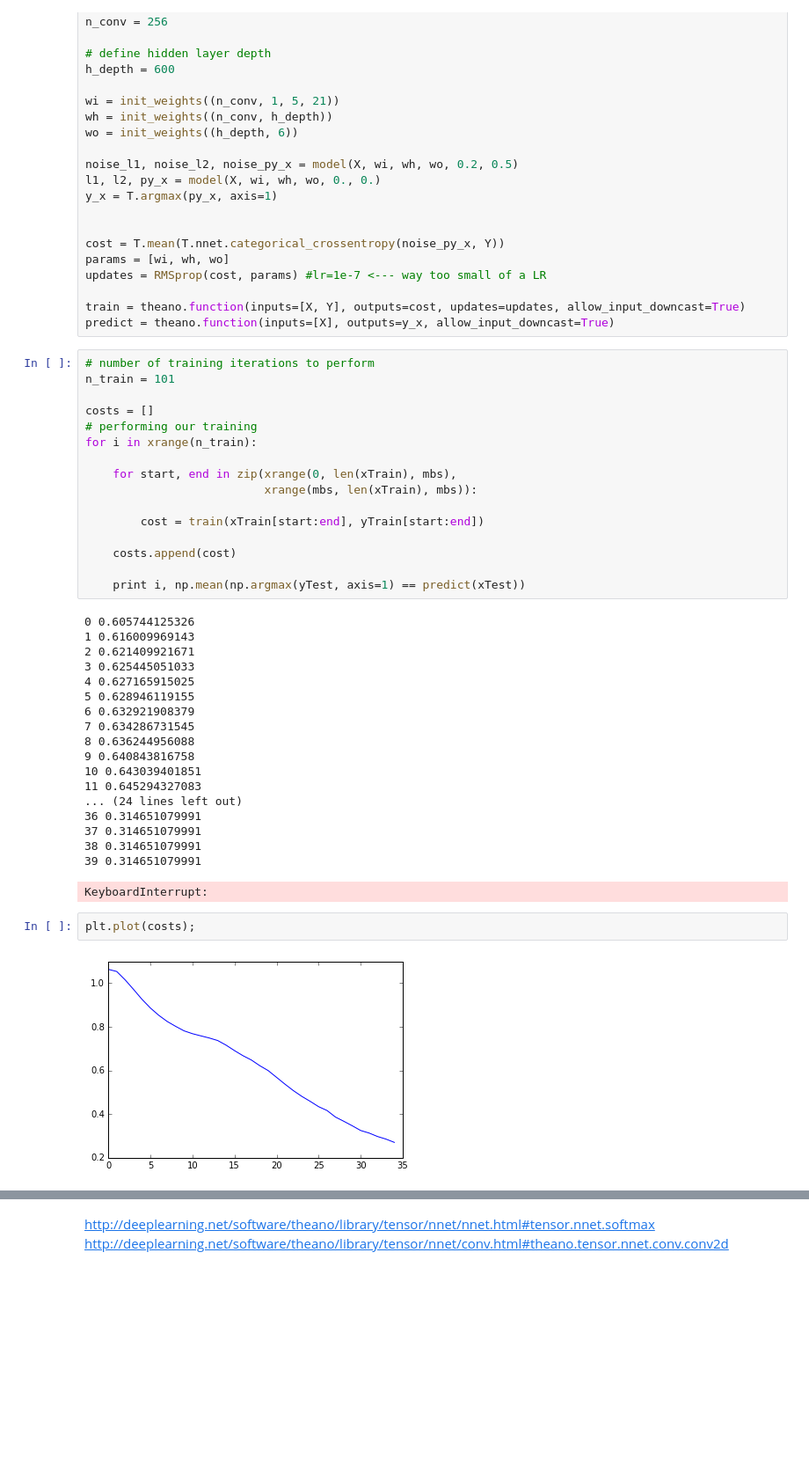
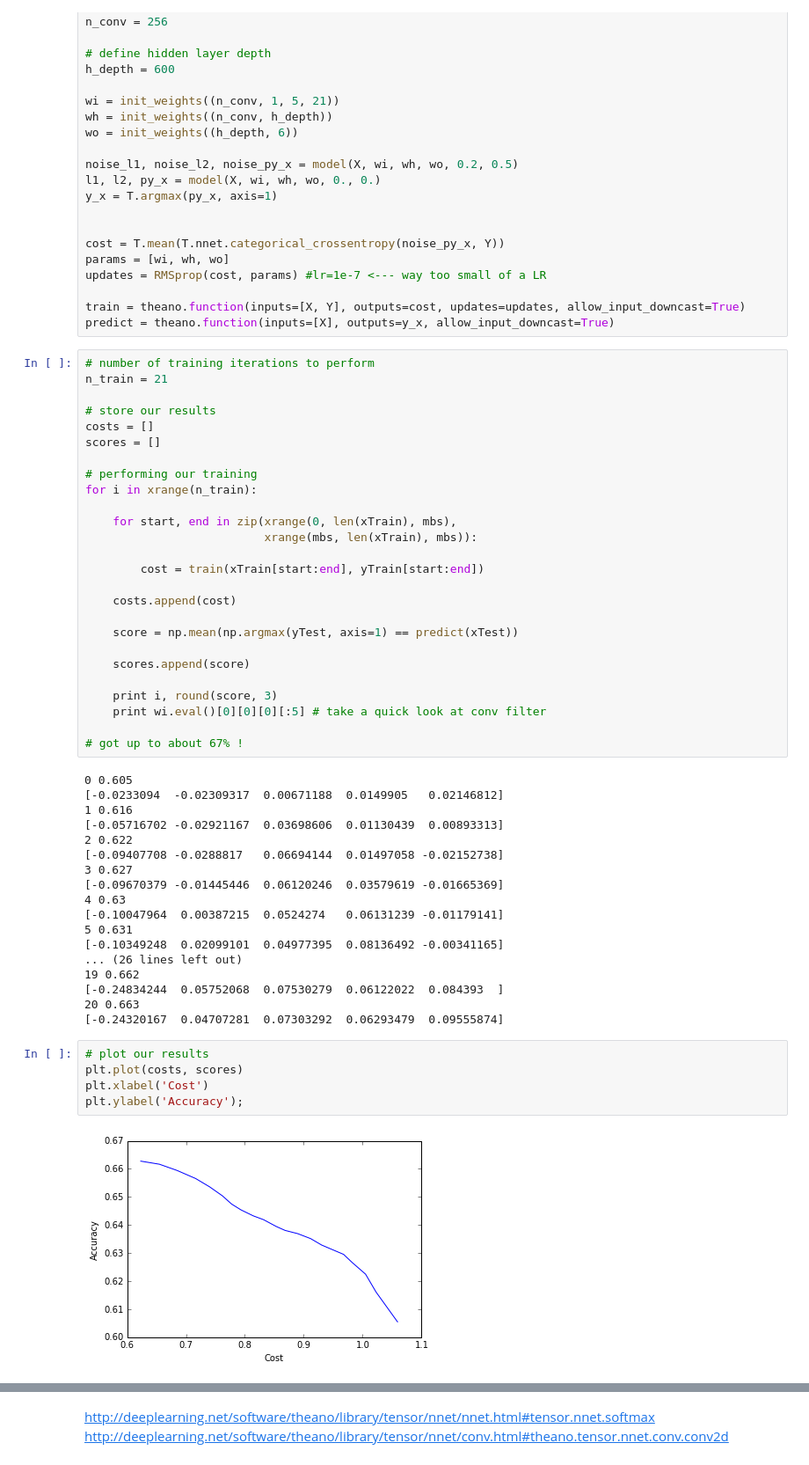
Before and after one commit to lucasramadan/Protein_Prediction, a Jupyter notebook: Covn Net Example.ipynb, the cells around one changed output, grey strips where cells are left out. Shown: that part at 88% size. Cells and saved outputs as stored; diff of their text form; blank space fills up the shorter version.

```diff
--- a/Covn Net Example.ipynb
+++ b/Covn Net Example.ipynb
@@ -187,9 +188,12 @@ train = theano.function(inputs=[X, Y], outputs=cost, updates=updates, allow_inpu
 predict = theano.function(inputs=[X], outputs=y_x, allow_input_downcast=True)
 # %%
 # number of training iterations to perform
-n_train = 101
+n_train = 21
 
+# store our results
 costs = []
+scores = []
+
 # performing our training
 for i in xrange(n_train):
 
@@ -200,27 +204,36 @@ for i in xrange(n_train):
 
     costs.append(cost)
 
-    print i, np.mean(np.argmax(yTest, axis=1) == predict(xTest))
+    score = np.mean(np.argmax(yTest, axis=1) == predict(xTest))
+
+    scores.append(score)
+
+    print i, round(score, 3)
+    print wi.eval()[0][0][0][:5] # take a quick look at conv filter
+
+# got up to about 67% !
 # %% [output]
-0 0.605744125326
-1 0.616009969143
-2 0.621409921671
-3 0.625445051033
-4 0.627165915025
-5 0.628946119155
-6 0.632921908379
-7 0.634286731545
-8 0.636244956088
-9 0.640843816758
-10 0.643039401851
-11 0.645294327083
-... (24 lines left out)
-36 0.314651079991
-37 0.314651079991
-38 0.314651079991
-39 0.314651079991
+0 0.605
+[-0.0233094  -0.02309317  0.00671188  0.0149905   0.02146812]
+1 0.616
+[-0.05716702 -0.02921167  0.03698606  0.01130439  0.00893313]
+2 0.622
+[-0.09407708 -0.0288817   0.06694144  0.01497058 -0.02152738]
+3 0.627
+[-0.09670379 -0.01445446  0.06120246  0.03579619 -0.01665369]
+4 0.63
+[-0.10047964  0.00387215  0.0524274   0.06131239 -0.01179141]
+5 0.631
+[-0.10349248  0.02099101  0.04977395  0.08136492 -0.00341165]
+... (26 lines left out)
+19 0.662
+[-0.24834244  0.05752068  0.07530279  0.06122022  0.084393  ]
+20 0.663
+[-0.24320167  0.04707281  0.07303292  0.06293479  0.09555874]
-KeyboardInterrupt:
-# %%
-plt.plot(costs);
-# %% [output]
-[figure, removed]
+# %%
+# plot our results
+plt.plot(costs, scores)
+plt.xlabel('Cost')
+plt.ylabel('Accuracy');
+# %% [output]
+[figure, added]
```
Also changed, not shown: parts of 3 cells of this notebook, 1 other file.
